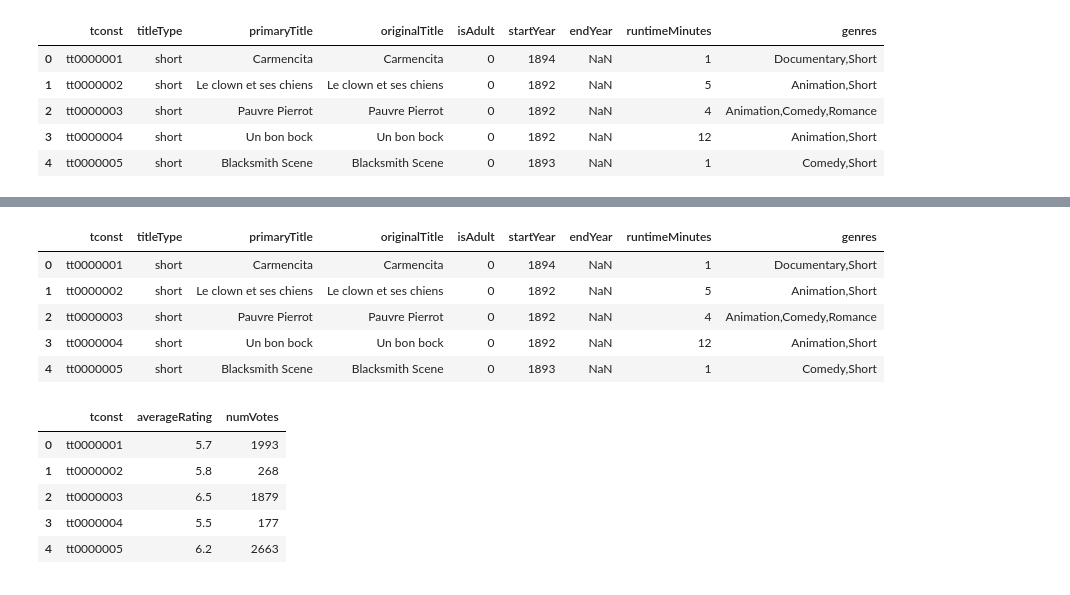
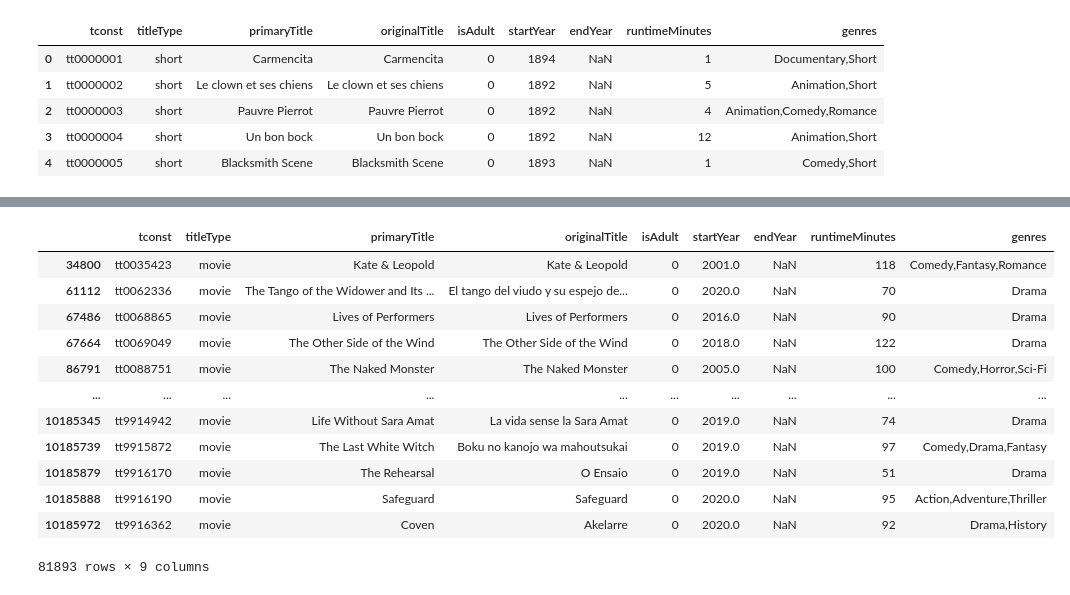
Before and after one commit to aksalas/Proejct-3-Part-1, a Jupyter notebook: Project 3 - Part 1.ipynb, the cells around one changed output, grey strips where cells are left out. Cells and saved outputs as stored; diff of their text form; code cells hidden in the pictures.

```diff
--- a/Project 3 - Part 1.ipynb
+++ b/Project 3 - Part 1.ipynb
@@ -79,0 +111,4 @@ TypeError: 'NoneType' object is not subscriptable
+# %%
+basics_movie = 'movie'
+title_basics = title_basics[title_basics['titleType'] == basics_movie]
+title_basics.head()
@@ -79,0 +122,3 @@ TypeError: 'NoneType' object is not subscriptable
+# %%
+title_basics = title_basics[(title_basics['startYear'] >= 2000) & (title_basics['startYear'] <= 2021)]
+title_basics.head()
@@ -79,0 +132,6 @@ TypeError: 'NoneType' object is not subscriptable
+# %%
+is_documentary = title_basics['genres'].str.contains('documentary',case=False)
+title_basics = title_basics[~is_documentary]
+# %%
+keepers =title_basics['tconst'].isin(title_aka['titleId'])
+keepers
@@ -80 +151,18 @@ TypeError: 'NoneType' object is not subscriptable
+# %%
+title_basics = title_basics[keepers]
+title_basics
+# %% [output]
+|  | tconst | titleType | primaryTitle | originalTitle | isAdult | startYear | endYear | runtimeMinutes | genres |
+| 34800 | tt0035423 | movie | Kate & Leopold | Kate & Leopold | 0 | 2001.0 | NaN | 118 | Comedy,Fantasy,Romance |
+| 61112 | tt0062336 | movie | The Tango of the Widower and Its ... | El tango del viudo y su espejo de... | 0 | 2020.0 | NaN | 70 | Drama |
+| 67486 | tt0068865 | movie | Lives of Performers | Lives of Performers | 0 | 2016.0 | NaN | 90 | Drama |
+| 67664 | tt0069049 | movie | The Other Side of the Wind | The Other Side of the Wind | 0 | 2018.0 | NaN | 122 | Drama |
+| 86791 | tt0088751 | movie | The Naked Monster | The Naked Monster | 0 | 2005.0 | NaN | 100 | Comedy,Horror,Sci-Fi |
+| ... | ... | ... | ... | ... | ... | ... | ... | ... | ... |
+| 10185345 | tt9914942 | movie | Life Without Sara Amat | La vida sense la Sara Amat | 0 | 2019.0 | NaN | 74 | Drama |
+| 10185739 | tt9915872 | movie | The Last White Witch | Boku no kanojo wa mahoutsukai | 0 | 2019.0 | NaN | 97 | Comedy,Drama,Fantasy |
+| 10185879 | tt9916170 | movie | The Rehearsal | O Ensaio | 0 | 2019.0 | NaN | 51 | Drama |
+| 10185888 | tt9916190 | movie | Safeguard | Safeguard | 0 | 2020.0 | NaN | 95 | Action,Adventure,Thriller |
+| 10185972 | tt9916362 | movie | Coven | Akelarre | 0 | 2020.0 | NaN | 92 | Drama,History |
+81893 rows × 9 columns
 # %%
@@ -83,18 +170,0 @@ title_ratings.to_csv('Data/title.ratings.tsv.gz',compression='gzip',index=False)
-# %%
-title_basics.head()
-# %% [output]
-|  | tconst | titleType | primaryTitle | originalTitle | isAdult | startYear | endYear | runtimeMinutes | genres |
-| 0 | tt0000001 | short | Carmencita | Carmencita | 0 | 1894 | NaN | 1 | Documentary,Short |
-| 1 | tt0000002 | short | Le clown et ses chiens | Le clown et ses chiens | 0 | 1892 | NaN | 5 | Animation,Short |
-| 2 | tt0000003 | short | Pauvre Pierrot | Pauvre Pierrot | 0 | 1892 | NaN | 4 | Animation,Comedy,Romance |
-| 3 | tt0000004 | short | Un bon bock | Un bon bock | 0 | 1892 | NaN | 12 | Animation,Short |
-| 4 | tt0000005 | short | Blacksmith Scene | Blacksmith Scene | 0 | 1893 | NaN | 1 | Comedy,Short |
-# %%
-title_ratings.head()
-# %% [output]
-|  | tconst | averageRating | numVotes |
-| 0 | tt0000001 | 5.7 | 1993 |
-| 1 | tt0000002 | 5.8 | 268 |
-| 2 | tt0000003 | 6.5 | 1879 |
-| 3 | tt0000004 | 5.5 | 177 |
-| 4 | tt0000005 | 6.2 | 2663 |
```
Also changed, not shown: parts of 12 cells of this notebook.
